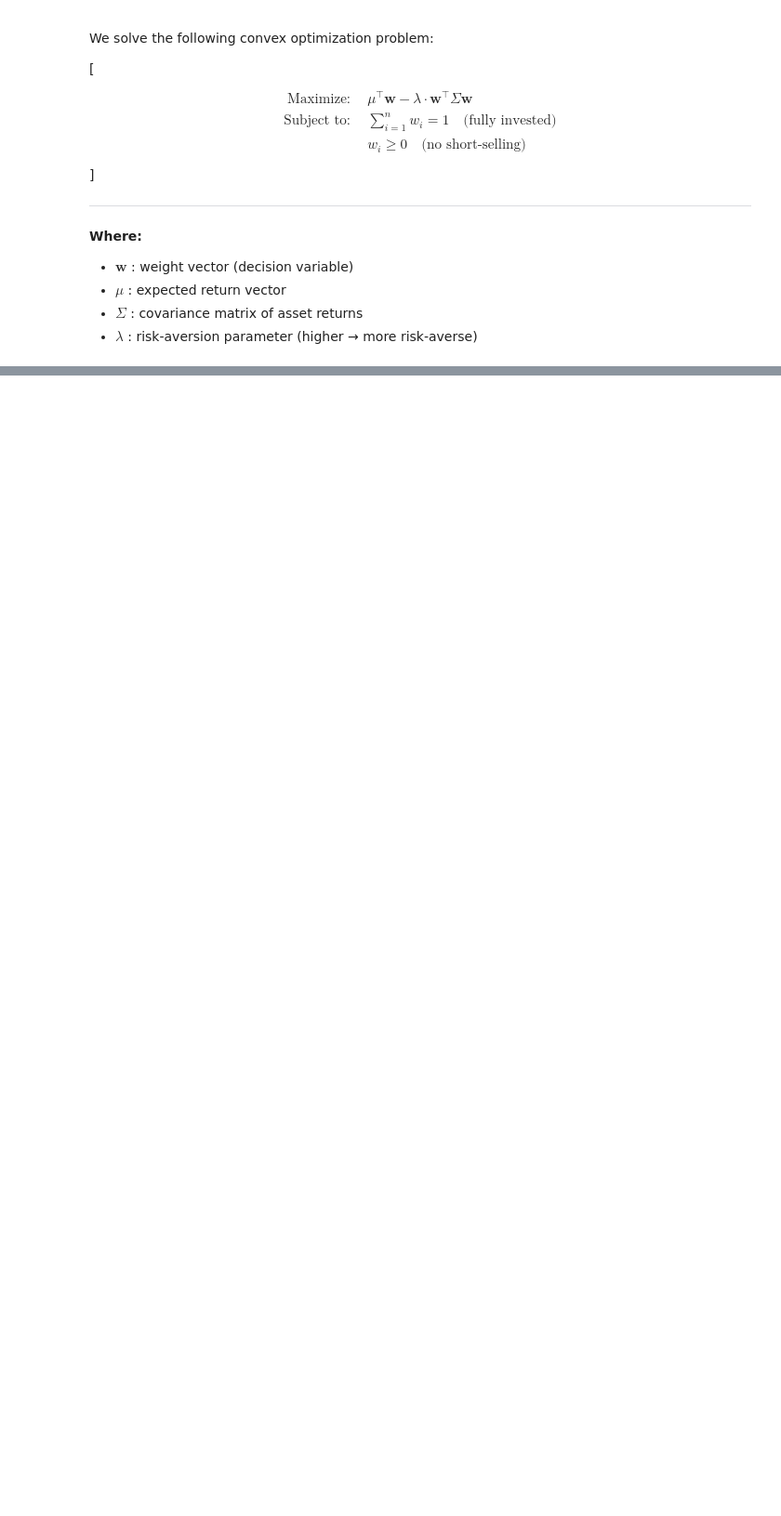
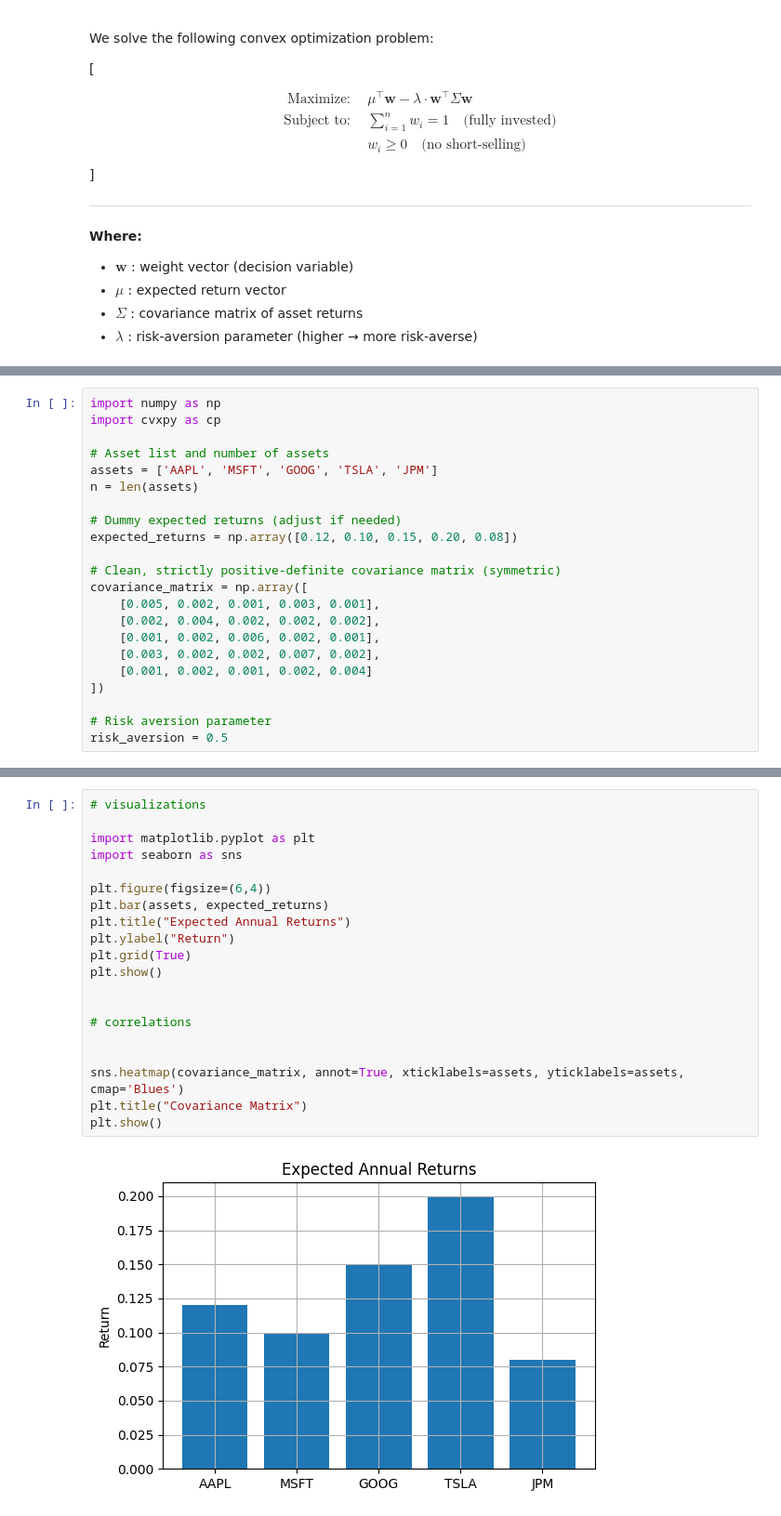
Before and after one commit to phoenixbit/QP_optimization, a Jupyter notebook: mean_variance_optimizer.ipynb, the cells around one changed output, grey strips where cells are left out. Shown at 93% size. Drawn from its saved outputs; the diff is of its cells as text; blank space fills up the shorter version.

```diff
--- a/mean_variance_optimizer.ipynb
+++ b/mean_variance_optimizer.ipynb
@@ -56 +56,23 @@ Arguments: (UpgradePrompt(old='22.2.2', new='25.3'),)
 Note: you may need to restart the kernel to use updated packages.
+# %%
+import numpy as np
+import cvxpy as cp
+
+# Asset list and number of assets
+assets = ['AAPL', 'MSFT', 'GOOG', 'TSLA', 'JPM']
+n = len(assets)
+
+# Dummy expected returns (adjust if needed)
+expected_returns = np.array([0.12, 0.10, 0.15, 0.20, 0.08])
+
+# Clean, strictly positive-definite covariance matrix (symmetric)
+covariance_matrix = np.array([
+    [0.005, 0.002, 0.001, 0.003, 0.001],
+    [0.002, 0.004, 0.002, 0.002, 0.002],
+    [0.001, 0.002, 0.006, 0.002, 0.001],
+    [0.003, 0.002, 0.002, 0.007, 0.002],
+    [0.001, 0.002, 0.001, 0.002, 0.004]
+])
+
+# Risk aversion parameter
+risk_aversion = 0.5
@@ -56,0 +100,22 @@ Note: you may need to restart the kernel to use updated packages.
+# %%
+# visualizations
+
+import matplotlib.pyplot as plt
+import seaborn as sns
+
+plt.figure(figsize=(6,4))
+plt.bar(assets, expected_returns)
+plt.title("Expected Annual Returns")
+plt.ylabel("Return")
+plt.grid(True)
+plt.show()
+
+
+# correlations
+
+
+sns.heatmap(covariance_matrix, annot=True, xticklabels=assets, yticklabels=assets, cmap='Blues')
+plt.title("Covariance Matrix")
+plt.show()
+# %% [output]
+[figure, added]
```
Also changed, not shown: parts of 6 cells of this notebook, 2 other files.
